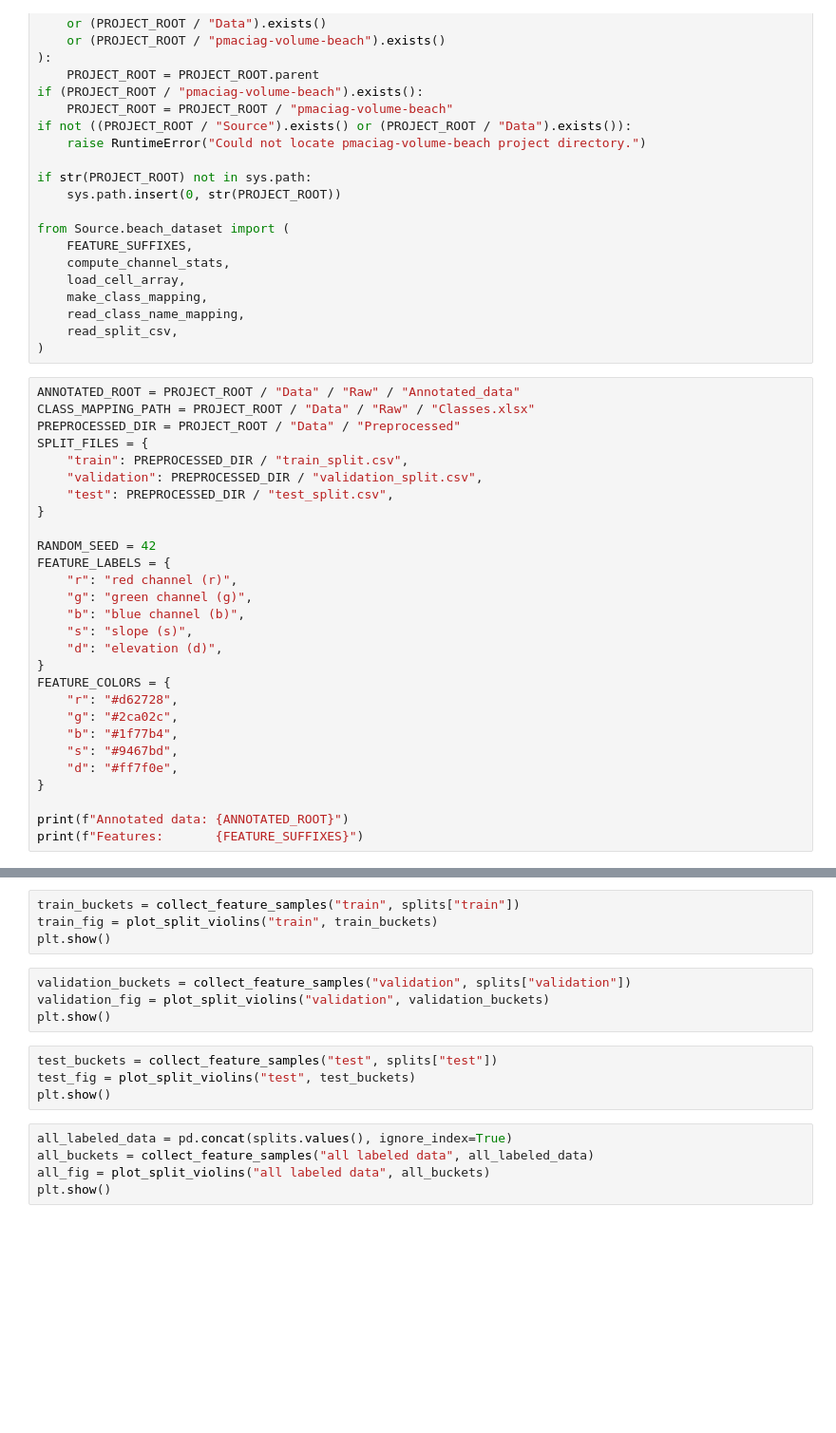
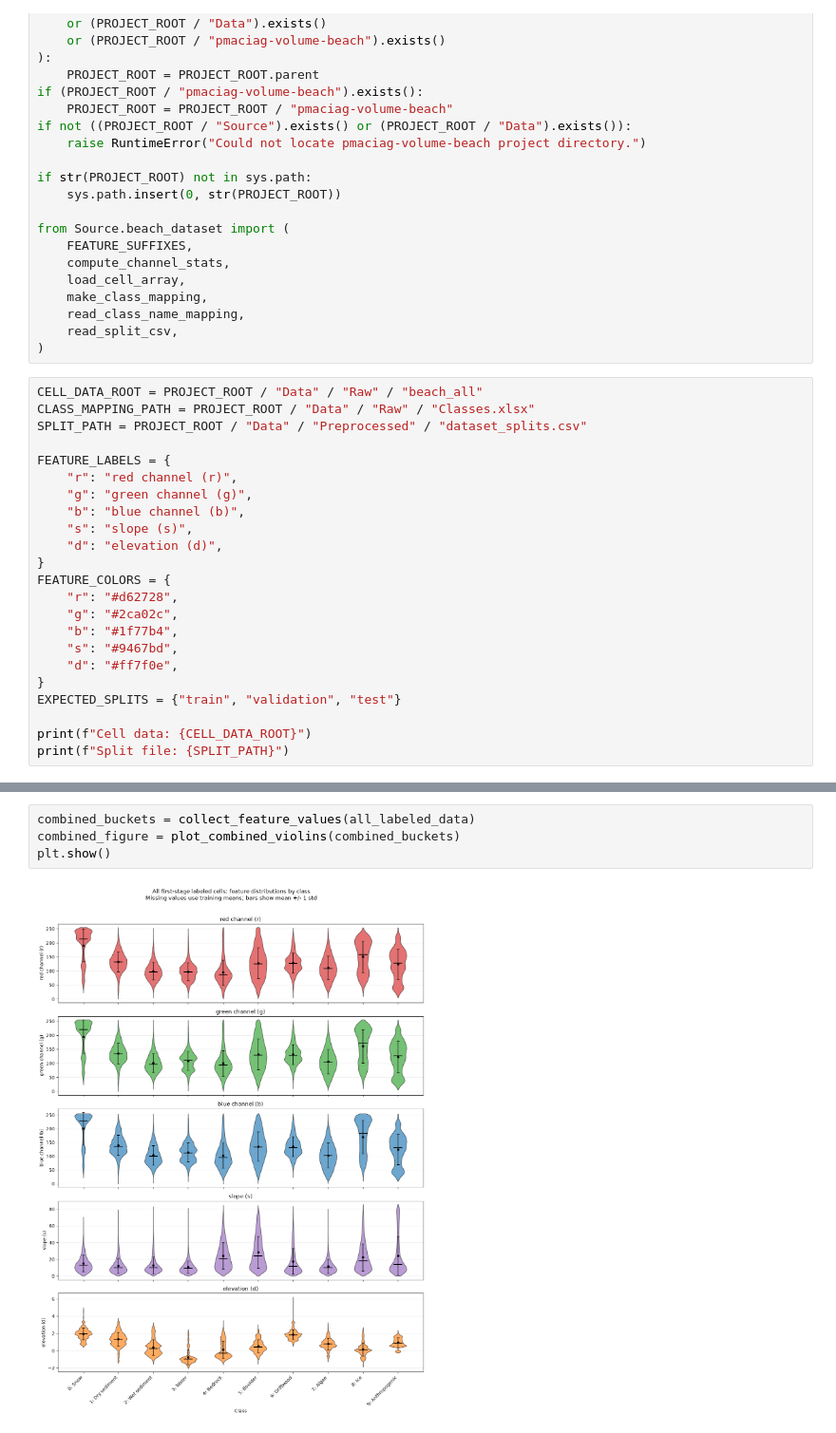
Before and after one commit to piotr-maciag/Context-Aware-Deep-Learning-Ensembles, a Jupyter notebook: pmaciag-volume-beach/Notebooks/plot_feature_distributions_by_class.ipynb, the cells around one changed output, grey strips where cells are left out. Shown at 95% size. Saved outputs shown, nothing was run; the diff lists cells and outputs as text; blank space fills up the shorter version.

Commit message:
Add combined feature distribution notebooks for both stages

```diff
--- a/pmaciag-volume-beach/Notebooks/plot_feature_distributions_by_class.ipynb
+++ b/pmaciag-volume-beach/Notebooks/plot_feature_distributions_by_class.ipynb
@@ -44,16 +37,10 @@ from Source.beach_dataset import (
     read_split_csv,
 )
 # %%
-ANNOTATED_ROOT = PROJECT_ROOT / "Data" / "Raw" / "Annotated_data"
+CELL_DATA_ROOT = PROJECT_ROOT / "Data" / "Raw" / "beach_all"
 CLASS_MAPPING_PATH = PROJECT_ROOT / "Data" / "Raw" / "Classes.xlsx"
-PREPROCESSED_DIR = PROJECT_ROOT / "Data" / "Preprocessed"
-SPLIT_FILES = {
-    "train": PREPROCESSED_DIR / "train_split.csv",
-    "validation": PREPROCESSED_DIR / "validation_split.csv",
-    "test": PREPROCESSED_DIR / "test_split.csv",
-}
+SPLIT_PATH = PROJECT_ROOT / "Data" / "Preprocessed" / "dataset_splits.csv"
 
-RANDOM_SEED = 42
 FEATURE_LABELS = {
     "r": "red channel (r)",
     "g": "green channel (g)",
@@ -68,6 +55,7 @@ FEATURE_COLORS = {
     "s": "#9467bd",
     "d": "#ff7f0e",
 }
+EXPECTED_SPLITS = {"train", "validation", "test"}
 
-print(f"Annotated data: {ANNOTATED_ROOT}")
-print(f"Features:       {FEATURE_SUFFIXES}")
+print(f"Cell data: {CELL_DATA_ROOT}")
+print(f"Split file: {SPLIT_PATH}")
@@ -185,23 +199,12 @@ def plot_split_violins(split_name, buckets):
     )
     fig.tight_layout()
     return fig
-# %%
-train_buckets = collect_feature_samples("train", splits["train"])
-train_fig = plot_split_violins("train", train_buckets)
-plt.show()
-# %%
-validation_buckets = collect_feature_samples("validation", splits["validation"])
-validation_fig = plot_split_violins("validation", validation_buckets)
-plt.show()
-# %%
-test_buckets = collect_feature_samples("test", splits["test"])
-test_fig = plot_split_violins("test", test_buckets)
-plt.show()
-# %%
-all_labeled_data = pd.concat(splits.values(), ignore_index=True)
-all_buckets = collect_feature_samples("all labeled data", all_labeled_data)
-all_fig = plot_split_violins("all labeled data", all_buckets)
-plt.show()
+# %%
+combined_buckets = collect_feature_values(all_labeled_data)
+combined_figure = plot_combined_violins(combined_buckets)
+plt.show()
+# %% [output]
+[figure, added]
 # %%
 OUTLIER_THRESHOLD = -900
 
```
Also changed, not shown: parts of 6 cells of this notebook, 1 other file.
